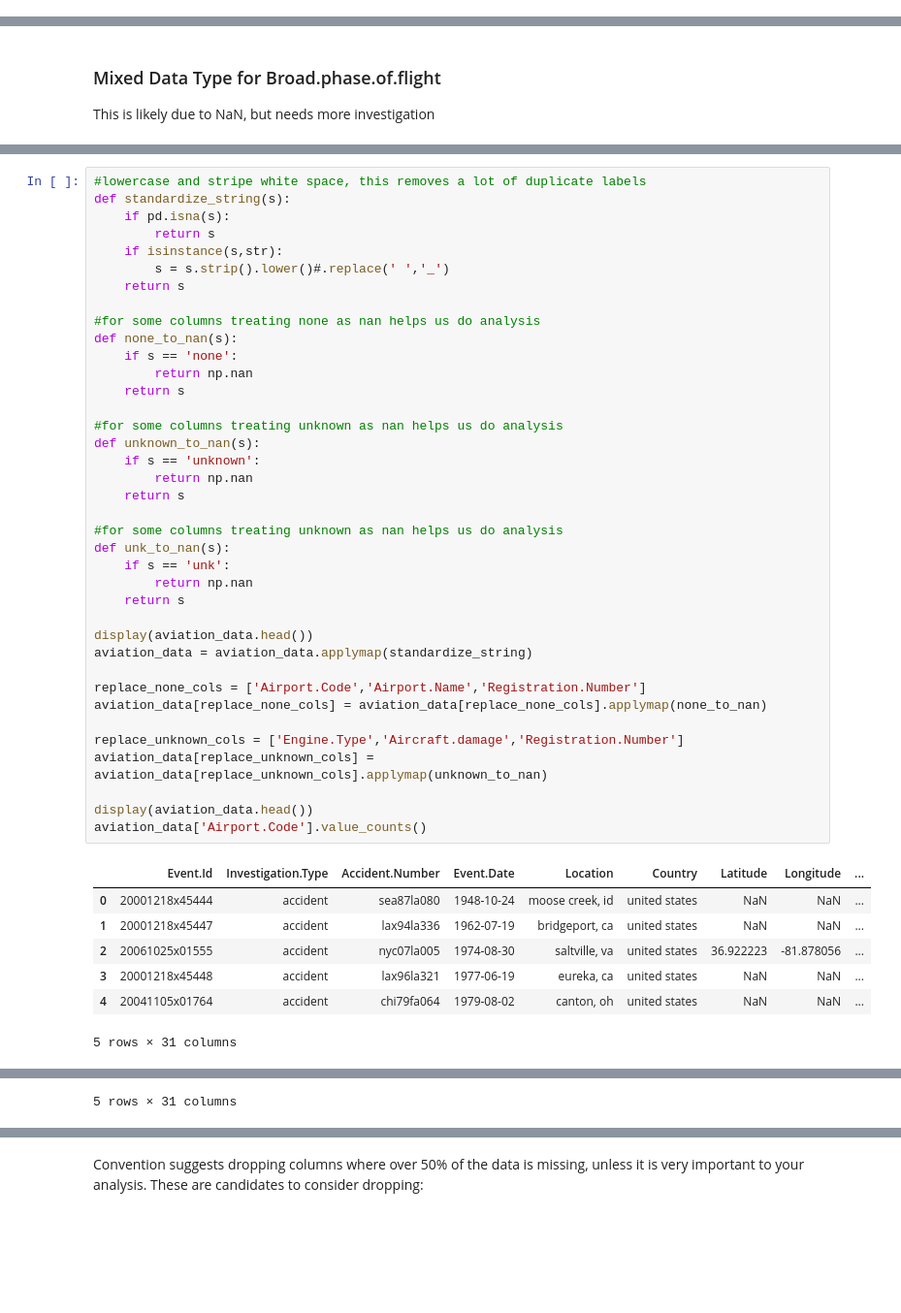
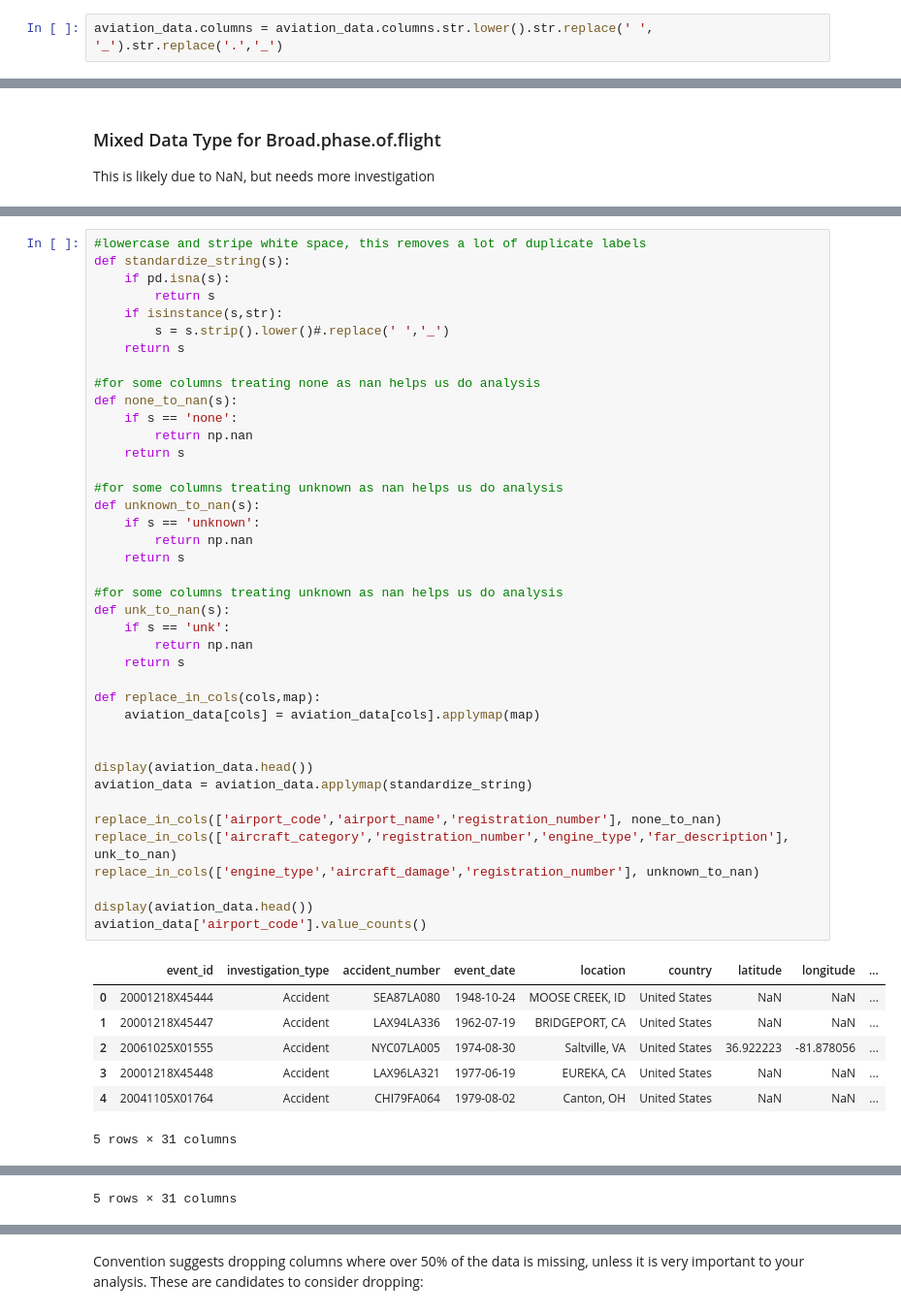
Before and after one commit to emmascotson/aviation-venture-risk-eda, a Jupyter notebook: aviation-venture-risk-eda.ipynb, the cells around one changed output, grey strips where cells are left out. Shown at 97% size. Saved outputs shown, nothing was run; the diff lists cells and outputs as text; blank space fills up the shorter version.

Commit message:
standardized column names

```diff
--- a/aviation-venture-risk-eda.ipynb
+++ b/aviation-venture-risk-eda.ipynb
@@ -43,0 +47,2 @@ uscode_data = pd.read_csv("data/USState_Codes.csv")
+# %%
+aviation_data.columns = aviation_data.columns.str.lower().str.replace(' ', '_').str.replace('.','_')
@@ -128,43 +154,45 @@ def standardize_string(s):
     if pd.isna(s):
         return s
     if isinstance(s,str):
         s = s.strip().lower()#.replace(' ','_')
     return s
 
 #for some columns treating none as nan helps us do analysis
 def none_to_nan(s):
     if s == 'none':
         return np.nan
     return s
 
 #for some columns treating unknown as nan helps us do analysis
 def unknown_to_nan(s):
     if s == 'unknown':
         return np.nan
     return s
 
 #for some columns treating unknown as nan helps us do analysis
 def unk_to_nan(s):
     if s == 'unk':
         return np.nan
     return s
 
+def replace_in_cols(cols,map):
+    aviation_data[cols] = aviation_data[cols].applymap(map)
+
+
 display(aviation_data.head())
 aviation_data = aviation_data.applymap(standardize_string)
 
-replace_none_cols = ['Airport.Code','Airport.Name','Registration.Number']
-aviation_data[replace_none_cols] = aviation_data[replace_none_cols].applymap(none_to_nan)
-
-replace_unknown_cols = ['Engine.Type','Aircraft.damage','Registration.Number']
-aviation_data[replace_unknown_cols] = aviation_data[replace_unknown_cols].applymap(unknown_to_nan)
+replace_in_cols(['airport_code','airport_name','registration_number'], none_to_nan)
+replace_in_cols(['aircraft_category','registration_number','engine_type','far_description'], unk_to_nan)
+replace_in_cols(['engine_type','aircraft_damage','registration_number'], unknown_to_nan)
 
 display(aviation_data.head())
-aviation_data['Airport.Code'].value_counts()
+aviation_data['airport_code'].value_counts()
 # %% [output]
-|  | Event.Id | Investigation.Type | Accident.Number | Event.Date | Location | Country | Latitude | Longitude | ... |
-| 0 | 20001218x45444 | accident | sea87la080 | 1948-10-24 | moose creek, id | united states | NaN | NaN | ... |
-| 1 | 20001218x45447 | accident | lax94la336 | 1962-07-19 | bridgeport, ca | united states | NaN | NaN | ... |
-| 2 | 20061025x01555 | accident | nyc07la005 | 1974-08-30 | saltville, va | united states | 36.922223 | -81.878056 | ... |
-| 3 | 20001218x45448 | accident | lax96la321 | 1977-06-19 | eureka, ca | united states | NaN | NaN | ... |
-| 4 | 20041105x01764 | accident | chi79fa064 | 1979-08-02 | canton, oh | united states | NaN | NaN | ... |
+|  | event_id | investigation_type | accident_number | event_date | location | country | latitude | longitude | ... |
+| 0 | 20001218X45444 | Accident | SEA87LA080 | 1948-10-24 | MOOSE CREEK, ID | United States | NaN | NaN | ... |
+| 1 | 20001218X45447 | Accident | LAX94LA336 | 1962-07-19 | BRIDGEPORT, CA | United States | NaN | NaN | ... |
+| 2 | 20061025X01555 | Accident | NYC07LA005 | 1974-08-30 | Saltville, VA | United States | 36.922223 | -81.878056 | ... |
+| 3 | 20001218X45448 | Accident | LAX96LA321 | 1977-06-19 | EUREKA, CA | United States | NaN | NaN | ... |
+| 4 | 20041105X01764 | Accident | CHI79FA064 | 1979-08-02 | Canton, OH | United States | NaN | NaN | ... |
 5 rows × 31 columns
```
Also changed, not shown: parts of 97 cells of this notebook.
